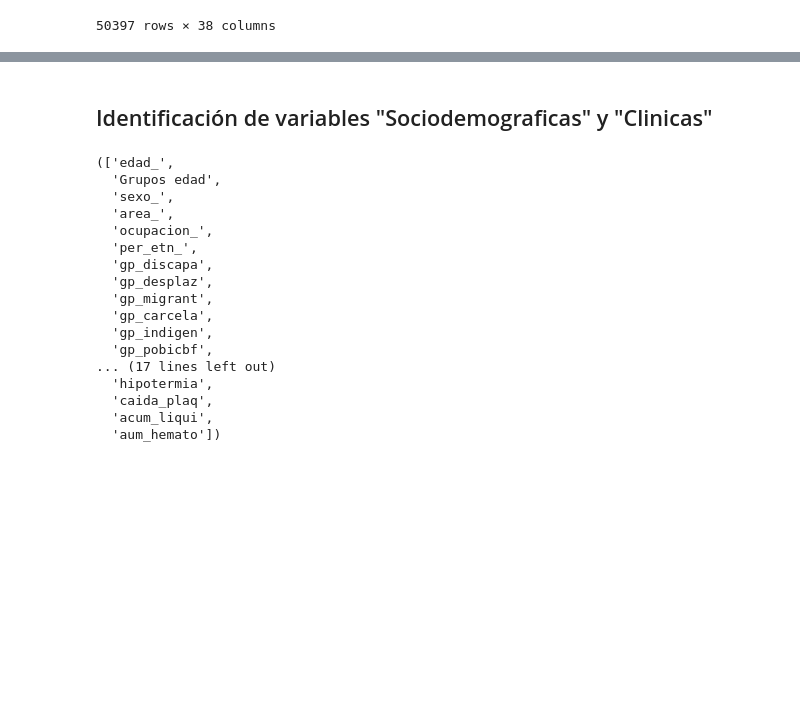
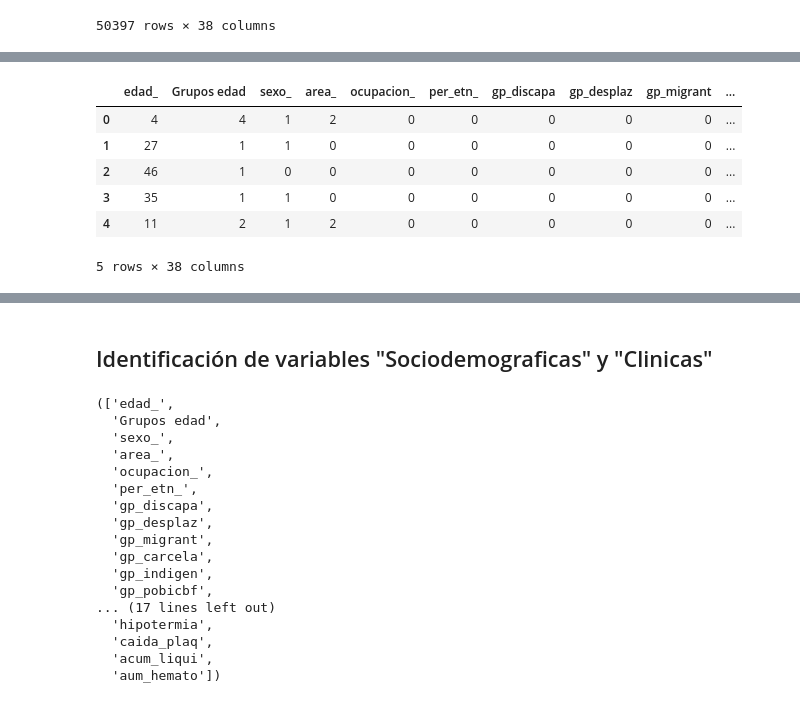
Before and after one commit to MarioSolano98/actividad-evaluativa3-AC, a Jupyter notebook: actividad_evaluativa3.ipynb, the cells around one changed output, grey strips where cells are left out. Saved outputs shown, nothing was run; the diff lists cells and outputs as text; code cells hidden in the pictures; blank space fills up the shorter version.

```diff
--- a/actividad_evaluativa3.ipynb
+++ b/actividad_evaluativa3.ipynb
@@ -215 +209,17 @@ data_filtered
 50397 rows × 38 columns
+# %%
+#Convertimos las demas variables categoricas en numericas (Grupos edad, sexo_, area_, y nom_eve)
+from sklearn.preprocessing import LabelEncoder
+
+# Identificamos columnas categóricas que necesitan codificación
+categorical_columns = data_filtered.select_dtypes(include=['object']).columns
+
+# Aplicamos codificación de etiquetas a cada columna categórica
+label_encoders = {}
+for col in categorical_columns:
+    le = LabelEncoder()
+    data_filtered[col] = le.fit_transform(data_filtered[col])
+    label_encoders[col] = le  # Guardamos el codificador para hacer referencia al mapeo más adelante si es necesario
+
+# Muestra el marco de datos transformado y las asignaciones para cada columna codificada.
+data_filtered.head(), {col: list(le.classes_) for col, le in label_encoders.items()}
@@ -216,3 +273,13 @@ data_filtered
+# %%
+data_filtered.head()
+# %% [output]
+|  | edad_ | Grupos edad | sexo_ | area_ | ocupacion_ | per_etn_ | gp_discapa | gp_desplaz | gp_migrant | ... |
+| 0 | 4 | 4 | 1 | 2 | 0 | 0 | 0 | 0 | 0 | ... |
+| 1 | 27 | 1 | 1 | 0 | 0 | 0 | 0 | 0 | 0 | ... |
+| 2 | 46 | 1 | 0 | 0 | 0 | 0 | 0 | 0 | 0 | ... |
+| 3 | 35 | 1 | 1 | 0 | 0 | 0 | 0 | 0 | 0 | ... |
+| 4 | 11 | 2 | 1 | 2 | 0 | 0 | 0 | 0 | 0 | ... |
+5 rows × 38 columns
 # %%
 data_filtered.info()
 # %% [output]
```
Also changed, not shown: parts of 13 cells of this notebook.
